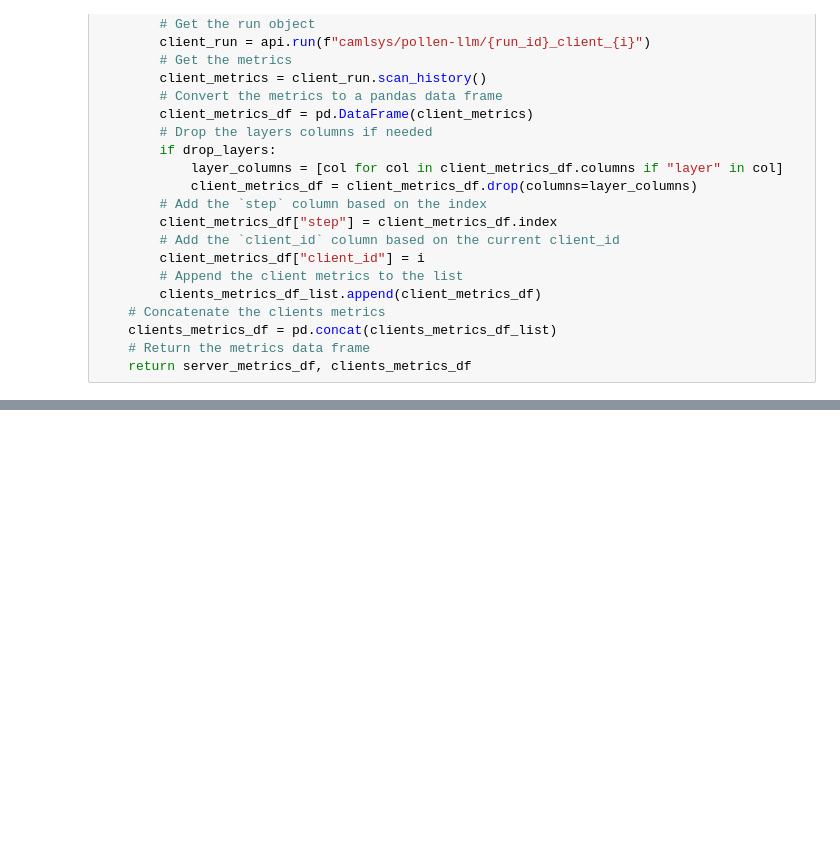
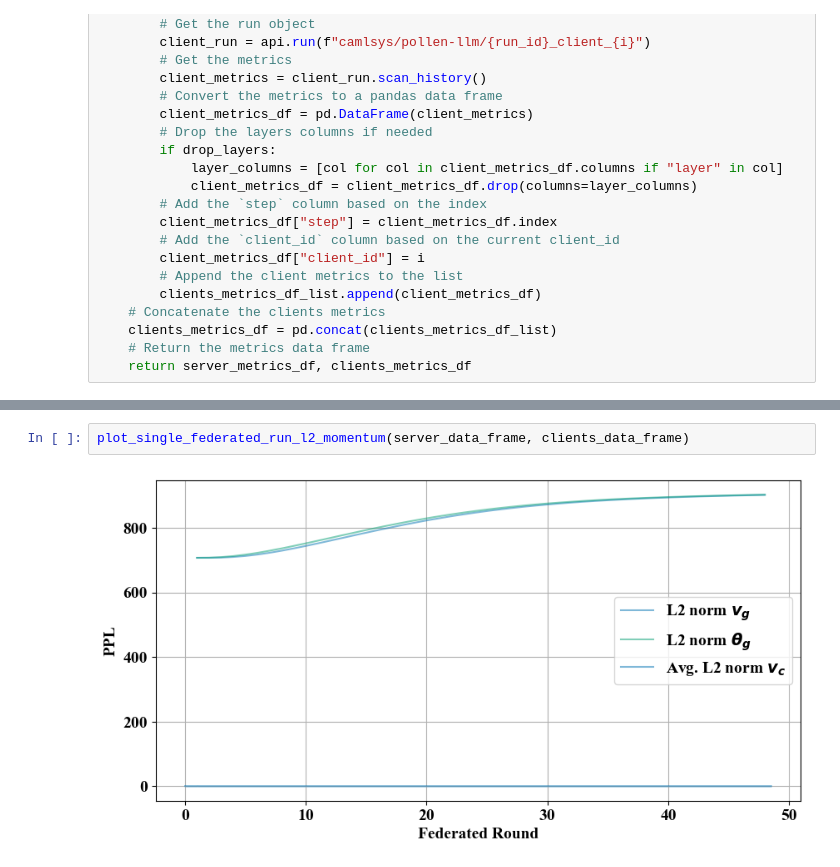
Before and after one commit to relogu/private-flower-llm, a Jupyter notebook: notebooks/arxiv_plots.ipynb, the cells around one changed output, grey strips where cells are left out. Drawn from its saved outputs; the diff is of its cells as text; blank space fills up the shorter version.

```diff
--- a/notebooks/arxiv_plots.ipynb
+++ b/notebooks/arxiv_plots.ipynb
@@ -176,0 +470,4 @@ server_data_frame, clients_data_frame = data_frames[0], data_frames[1]
+# %%
+plot_single_federated_run_l2_momentum(server_data_frame, clients_data_frame)
+# %% [output]
+[figure, added]
```
Also changed, not shown: parts of 14 cells of this notebook.
